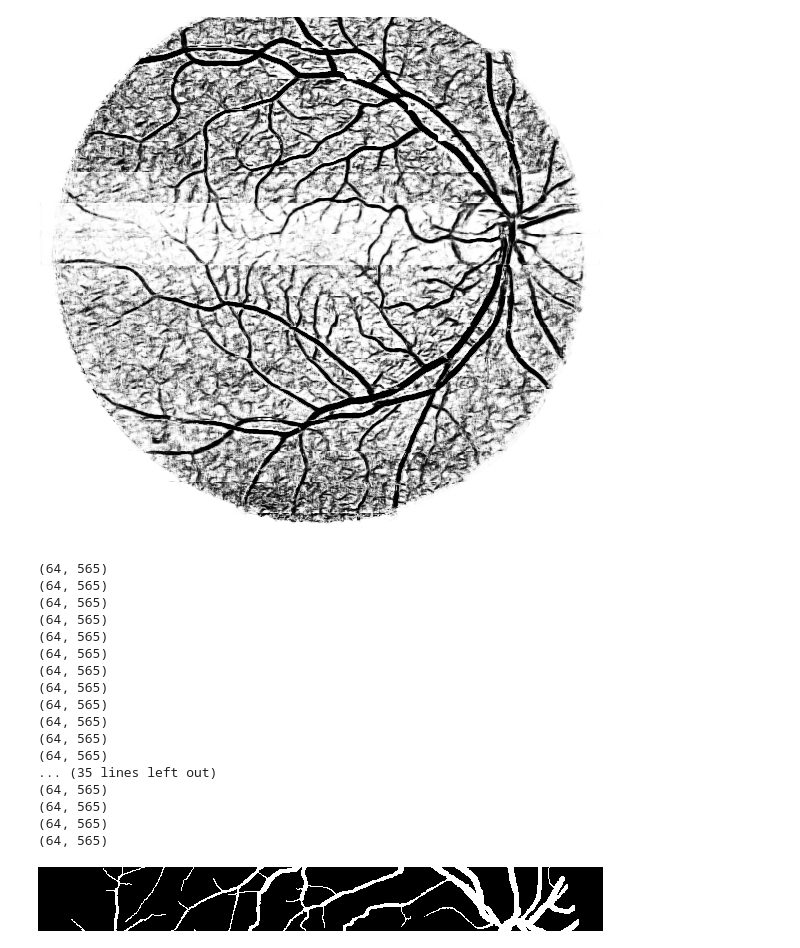
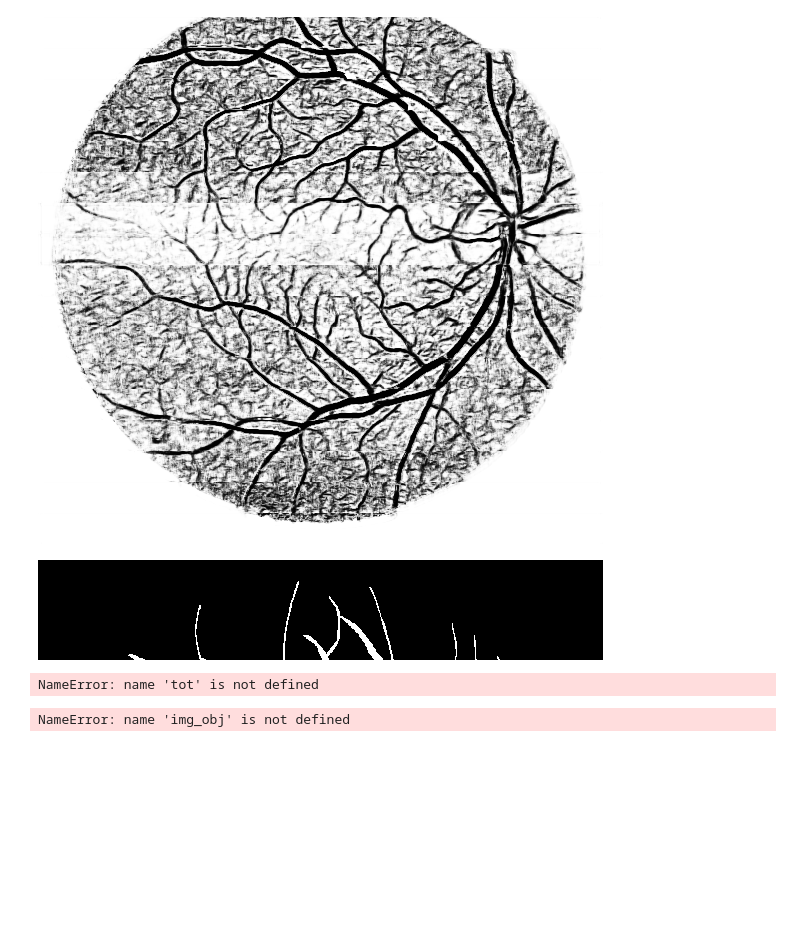
Before and after one commit to sraashis/deepdyn, a Jupyter notebook: notebook/HYBRIDNET_PyTORCH.ipynb, the cells around one changed output. Cells and saved outputs as stored; diff of their text form; code cells hidden in the pictures; blank space fills up the shorter version.

```diff
--- a/notebook/HYBRIDNET_PyTORCH.ipynb
+++ b/notebook/HYBRIDNET_PyTORCH.ipynb
@@ -314,34 +308,23 @@ IMG.fromarray(255-i)
+# %%
+ig = imgutil.get_image_as_array(Dirs['truth']+sep+'a34_manual1.gif', channels=1)
+# %%
+IMG.fromarray(ig[0:100,:])
+# %% [output]
+[figure, added]
+# %%
+        c = 0
+        for x in range(img_obj.working_arr.shape[0]):
+            for y in range(img_obj.working_arr.shape[1]):
+                if img_obj.mask[x, y] == 255 and img_obj.ground_truth[x, y] == 255:
+                    tot += img_obj.working_arr[x, y]
+                    c += 1
+# %% [output]
+NameError: name 'tot' is not defined
+# %%
+IMG.fromarray(img_obj.mask)
+# %% [output]
+NameError: name 'img_obj' is not defined
 # %%
 # tester = AtureTest(out_dir='')
 # tester.run(params=params, save_images=False, img_obj=img_obj)
 # img_obj.res['scores']
-# %%
-for c, i in enumerate(validation_set):
-    x, y = i
-    x = x.numpy()
-    y = y.numpy()
-    print(y.shape)
-    if c==50:
-        break
-# %% [output]
-(64, 565)
-(64, 565)
-(64, 565)
-(64, 565)
-(64, 565)
-(64, 565)
-(64, 565)
-(64, 565)
-(64, 565)
-(64, 565)
-(64, 565)
-(64, 565)
-... (35 lines left out)
-(64, 565)
-(64, 565)
-(64, 565)
-(64, 565)
-# %%
-IMG.fromarray(np.array(y*255, dtype=np.uint8))
-# %% [output]
-[figure, removed]
```
Also changed, not shown: parts of 27 cells of this notebook, 6 other files.
